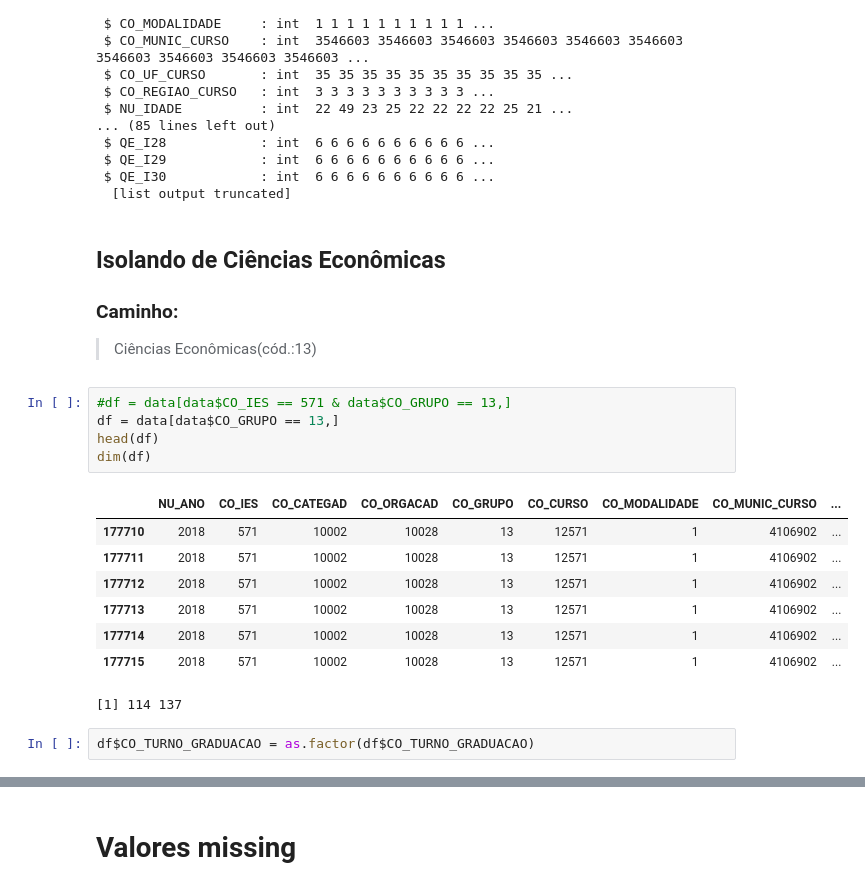
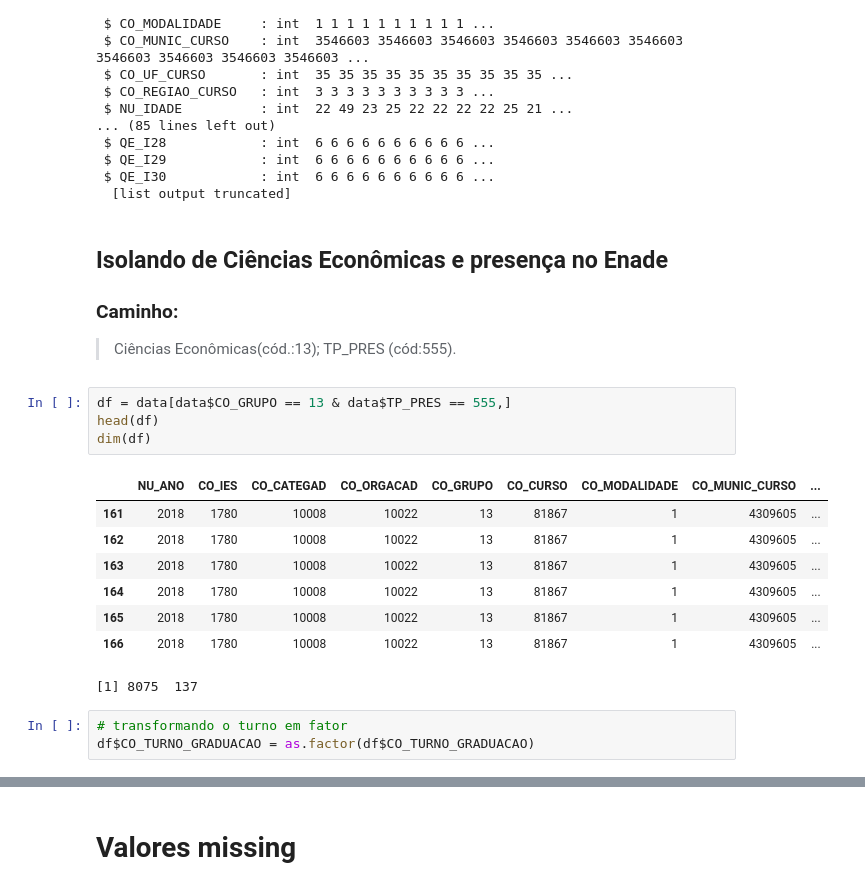
Before and after one commit to emariot/econometria, a Jupyter notebook: teste_hipótese_enade.ipynb, the cells around one changed output, grey strips where cells are left out. Drawn from its saved outputs; the diff is of its cells as text.

```diff
--- a/teste_hipótese_enade.ipynb
+++ b/teste_hipótese_enade.ipynb
@@ -43,22 +45,22 @@ str(data)
  $ QE_I30            : int  6 6 6 6 6 6 6 6 6 6 ...
   [list output truncated]
 # %% [markdown]
-## Isolando de Ciências Econômicas
+## Isolando de Ciências Econômicas e presença no Enade
 ### Caminho:
-> Ciências Econômicas(cód.:13)
+> Ciências Econômicas(cód.:13); TP_PRES (cód:555).
 # %%
-#df = data[data$CO_IES == 571 & data$CO_GRUPO == 13,]
-df = data[data$CO_GRUPO == 13,]
+df = data[data$CO_GRUPO == 13 & data$TP_PRES == 555,]
 head(df)
 dim(df)
 # %% [output]
 |  | NU_ANO | CO_IES | CO_CATEGAD | CO_ORGACAD | CO_GRUPO | CO_CURSO | CO_MODALIDADE | CO_MUNIC_CURSO | ... |
-| 177710 | 2018 | 571 | 10002 | 10028 | 13 | 12571 | 1 | 4106902 | ... |
-| 177711 | 2018 | 571 | 10002 | 10028 | 13 | 12571 | 1 | 4106902 | ... |
-| 177712 | 2018 | 571 | 10002 | 10028 | 13 | 12571 | 1 | 4106902 | ... |
-| 177713 | 2018 | 571 | 10002 | 10028 | 13 | 12571 | 1 | 4106902 | ... |
-| 177714 | 2018 | 571 | 10002 | 10028 | 13 | 12571 | 1 | 4106902 | ... |
-| 177715 | 2018 | 571 | 10002 | 10028 | 13 | 12571 | 1 | 4106902 | ... |
+| 161 | 2018 | 1780 | 10008 | 10022 | 13 | 81867 | 1 | 4309605 | ... |
+| 162 | 2018 | 1780 | 10008 | 10022 | 13 | 81867 | 1 | 4309605 | ... |
+| 163 | 2018 | 1780 | 10008 | 10022 | 13 | 81867 | 1 | 4309605 | ... |
+| 164 | 2018 | 1780 | 10008 | 10022 | 13 | 81867 | 1 | 4309605 | ... |
+| 165 | 2018 | 1780 | 10008 | 10022 | 13 | 81867 | 1 | 4309605 | ... |
+| 166 | 2018 | 1780 | 10008 | 10022 | 13 | 81867 | 1 | 4309605 | ... |
-[1] 114 137
+[1] 8075  137
 # %%
+# transformando o turno em fator
 df$CO_TURNO_GRADUACAO = as.factor(df$CO_TURNO_GRADUACAO)
```
Also changed, not shown: parts of 37 cells of this notebook.
